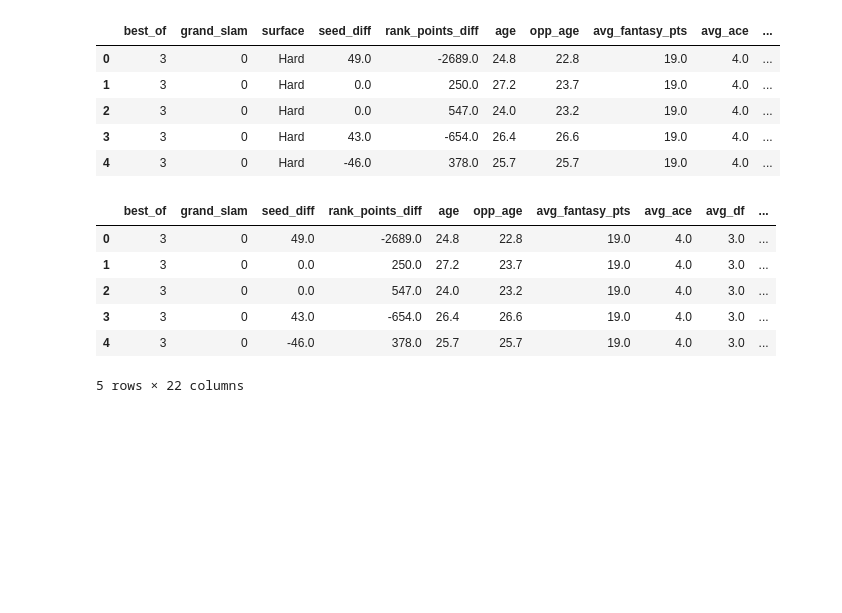
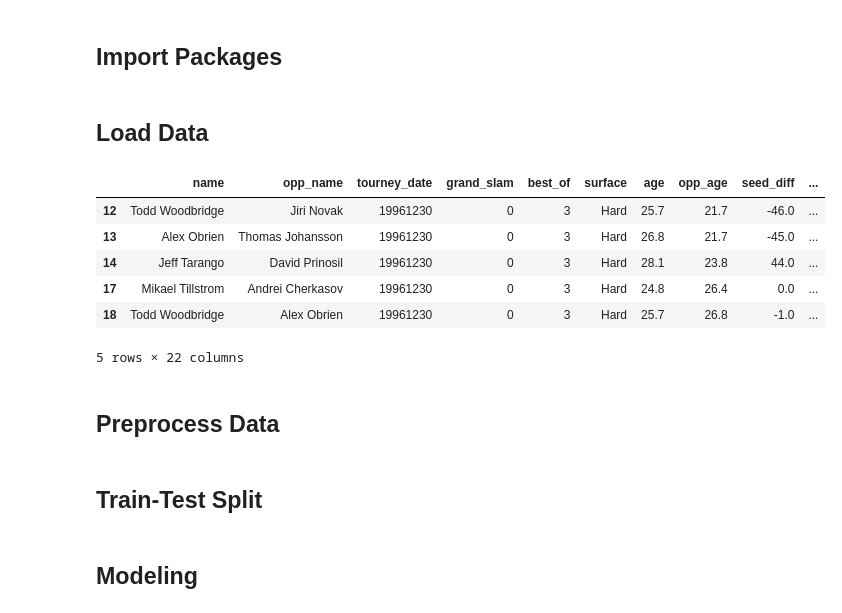
Before and after one commit to milesfking/atp-tennis-prizepicks-model, a Jupyter notebook: ml_models.ipynb, the cells around one changed output. Drawn from its saved outputs; the diff is of its cells as text; code cells hidden in the pictures; blank space fills up the shorter version.

```diff
--- a/ml_models.ipynb
+++ b/ml_models.ipynb
@@ -1 +1,3 @@
+# %% [markdown]
+## Import Packages
 # %%
@@ -11,39 +10,34 @@ from sklearn.metrics import mean_squared_error, mean_absolute_error, r2_score
 from sklearn.preprocessing import StandardScaler
 from sklearn.tree import DecisionTreeRegressor
 from sklearn.ensemble import RandomForestRegressor
+# %% [markdown]
+## Load Data
 # %%
-# read in data
-
-
-model_df = pd.read_csv("cleaned_atp_data.csv", index_col=0)
-model_df.head()
+cleaned_df = pd.read_csv("cleaned_atp_data.csv", index_col=0)
+cleaned_df.head()
 # %% [output]
-|  | best_of | grand_slam | surface | seed_diff | rank_points_diff | age | opp_age | avg_fantasy_pts | avg_ace | ... |
-| 0 | 3 | 0 | Hard | 49.0 | -2689.0 | 24.8 | 22.8 | 19.0 | 4.0 | ... |
-| 1 | 3 | 0 | Hard | 0.0 | 250.0 | 27.2 | 23.7 | 19.0 | 4.0 | ... |
-| 2 | 3 | 0 | Hard | 0.0 | 547.0 | 24.0 | 23.2 | 19.0 | 4.0 | ... |
-| 3 | 3 | 0 | Hard | 43.0 | -654.0 | 26.4 | 26.6 | 19.0 | 4.0 | ... |
-| 4 | 3 | 0 | Hard | -46.0 | 378.0 | 25.7 | 25.7 | 19.0 | 4.0 | ... |
+|  | name | opp_name | tourney_date | grand_slam | best_of | surface | age | opp_age | seed_diff | ... |
+| 12 | Todd Woodbridge | Jiri Novak | 19961230 | 0 | 3 | Hard | 25.7 | 21.7 | -46.0 | ... |
+| 13 | Alex Obrien | Thomas Johansson | 19961230 | 0 | 3 | Hard | 26.8 | 21.7 | -45.0 | ... |
+| 14 | Jeff Tarango | David Prinosil | 19961230 | 0 | 3 | Hard | 28.1 | 23.8 | 44.0 | ... |
+| 17 | Mikael Tillstrom | Andrei Cherkasov | 19961230 | 0 | 3 | Hard | 24.8 | 26.4 | 0.0 | ... |
+| 18 | Todd Woodbridge | Alex Obrien | 19961230 | 0 | 3 | Hard | 25.7 | 26.8 | -1.0 | ... |
+5 rows × 22 columns
+# %% [markdown]
+## Preprocess Data
 # %%
-# dummy variables
+# Save numeric variables (and surface)
+num_vars = [
+    'grand_slam', 'best_of', 'surface', # Tourney vars
+    'age', 'opp_age', 'seed_diff', 'rank_points_diff', # Player vars
+    'avg_fantasy_pts', 'avg_ace', 'avg_df', 'avg_svpt', 'avg_FirstIn', # Stat avgs
+    'avg_FirstWon', 'avg_SecondWon', 'avg_SvGms', 'avg_bpSaved', 'avg_bpFaced', # Stat avgs
+    'h2h_fantasy_pts', # H2H avgs
+    'fantasy_pts'] # Response var
+cleaned_df = cleaned_df[num_vars]
 
-
-# saving numeric variables
-num_vars = ['best_of', 'grand_slam', # tourney info
-       'seed_diff', 'rank_points_diff', 'age', 'opp_age' # player info
-       'avg_fantasy_pts', 'avg_ace', 'avg_df', 'avg_svpt', 'avg_FirstIn', 'avg_FirstWon', 'avg_SecondWon', 'avg_SvGms', 'avg_bpSaved', 'avg_bpFaced', # stat avgs
-       'h2h_fantasy_pts'] # h2h avgs
-
-# creating dummy variables for surface, player handedness, opponent handedness
-model_df = pd.get_dummies(data=model_df, columns=['surface'])
-
-model_df.head()
+# Create dummy variables for surface
+model_df = pd.get_dummies(data=cleaned_df, columns=['surface'])
-# %% [output]
-|  | best_of | grand_slam | seed_diff | rank_points_diff | age | opp_age | avg_fantasy_pts | avg_ace | avg_df | ... |
-| 0 | 3 | 0 | 49.0 | -2689.0 | 24.8 | 22.8 | 19.0 | 4.0 | 3.0 | ... |
-| 1 | 3 | 0 | 0.0 | 250.0 | 27.2 | 23.7 | 19.0 | 4.0 | 3.0 | ... |
-| 2 | 3 | 0 | 0.0 | 547.0 | 24.0 | 23.2 | 19.0 | 4.0 | 3.0 | ... |
-| 3 | 3 | 0 | 43.0 | -654.0 | 26.4 | 26.6 | 19.0 | 4.0 | 3.0 | ... |
-| 4 | 3 | 0 | -46.0 | 378.0 | 25.7 | 25.7 | 19.0 | 4.0 | 3.0 | ... |
-5 rows × 22 columns
+# %% [markdown]
+## Train-Test Split
 # %%
@@ -56 +49,3 @@ y = model_df['fantasy_pts']
 X_train, X_test, y_train, y_test = train_test_split(X, y, test_size=0.2, random_state=1)
+# %% [markdown]
+## Modeling
```
Also changed, not shown: parts of 13 cells of this notebook.
